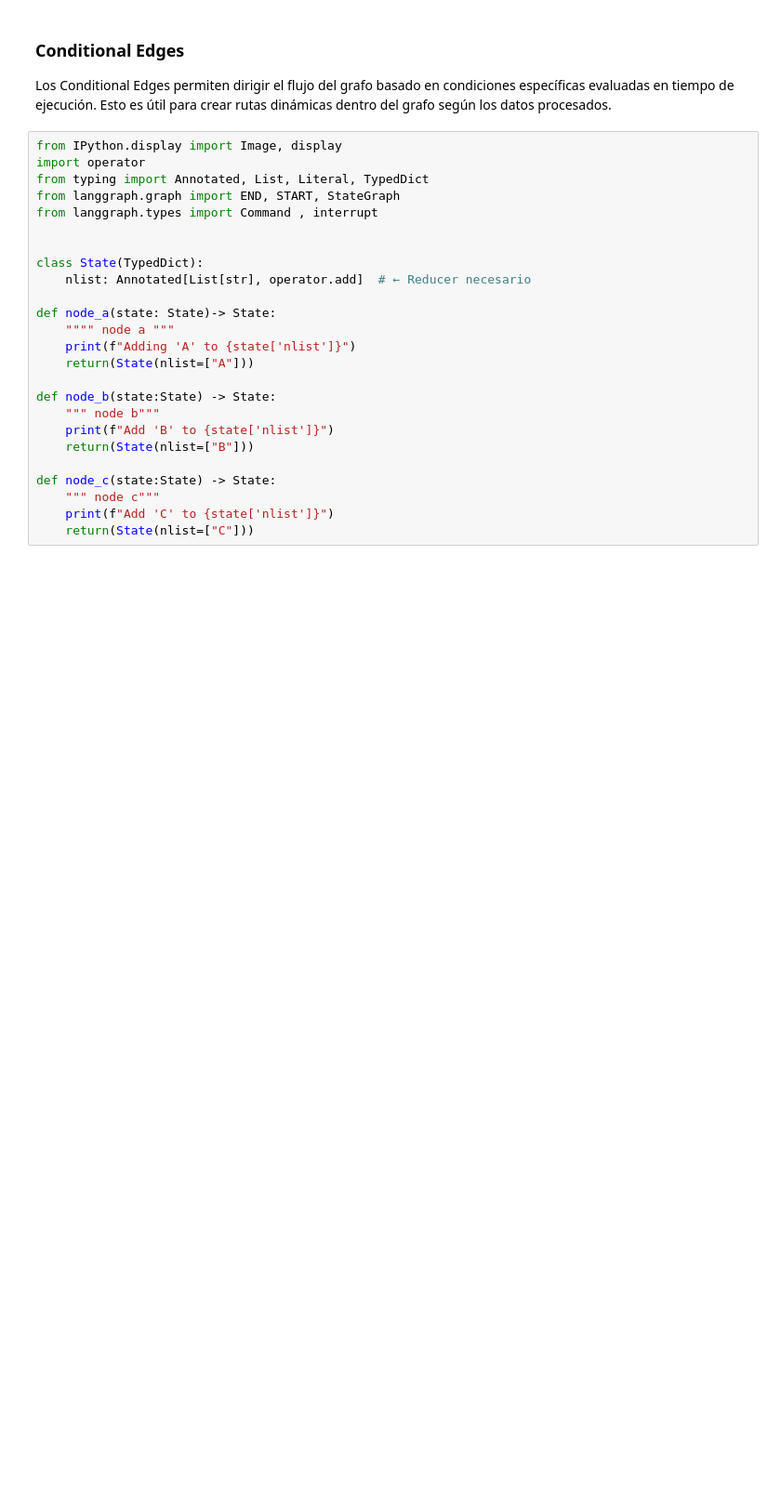
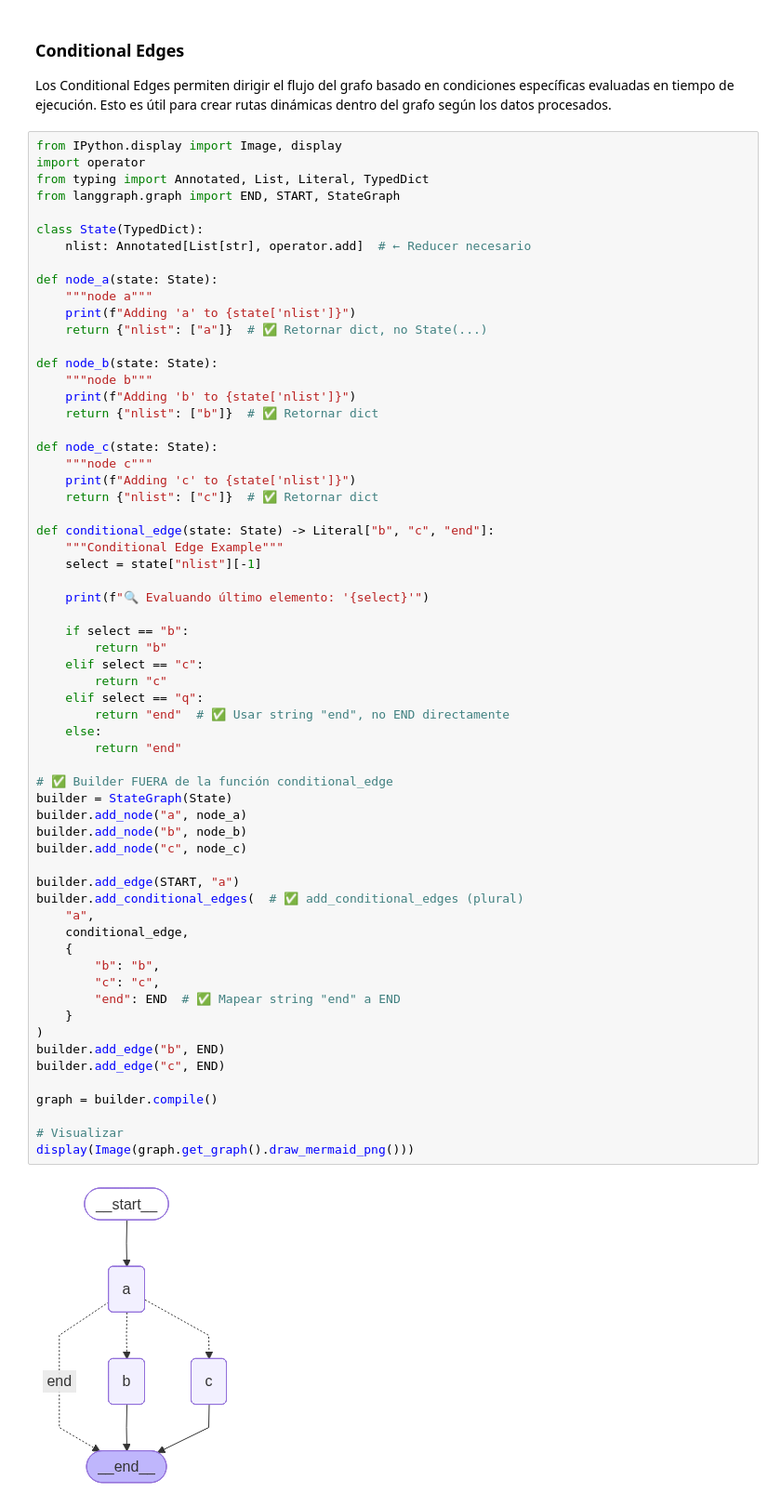
Before and after one commit to manuonda/python-project, a Jupyter notebook: courses/theneural/langgraph_workshop/langgraph_essential.ipynb, the cells around one changed output. Shown: that part at 93% size. Cells and saved outputs as stored; diff of their text form; blank space fills up the shorter version.

```diff
--- a/courses/theneural/langgraph_workshop/langgraph_essential.ipynb
+++ b/courses/theneural/langgraph_workshop/langgraph_essential.ipynb
@@ -139,25 +139,64 @@ Los Conditional Edges permiten dirigir el flujo del grafo basado en condiciones
 # %%
 from IPython.display import Image, display
 import operator
 from typing import Annotated, List, Literal, TypedDict
 from langgraph.graph import END, START, StateGraph
-from langgraph.types import Command , interrupt
-
 
 class State(TypedDict):
     nlist: Annotated[List[str], operator.add]  # ← Reducer necesario
 
-def node_a(state: State)-> State:
-    """" node a """
-    print(f"Adding 'A' to {state['nlist']}")
-    return(State(nlist=["A"]))
+def node_a(state: State):
+    """node a"""
+    print(f"Adding 'a' to {state['nlist']}")
+    return {"nlist": ["a"]}  # ✅ Retornar dict, no State(...)
 
-def node_b(state:State) -> State:
-    """ node b"""
-    print(f"Add 'B' to {state['nlist']}")
-    return(State(nlist=["B"]))
+def node_b(state: State):
+    """node b"""
+    print(f"Adding 'b' to {state['nlist']}")
+    return {"nlist": ["b"]}  # ✅ Retornar dict
 
-def node_c(state:State) -> State:
-    """ node c"""
-    print(f"Add 'C' to {state['nlist']}")
-    return(State(nlist=["C"]))
+def node_c(state: State):
+    """node c"""
+    print(f"Adding 'c' to {state['nlist']}")
+    return {"nlist": ["c"]}  # ✅ Retornar dict
+
+def conditional_edge(state: State) -> Literal["b", "c", "end"]:
+    """Conditional Edge Example"""
+    select = state["nlist"][-1]
+
+    print(f"🔍 Evaluando último elemento: '{select}'")
+
+    if select == "b":
+        return "b"
+    elif select == "c":
+        return "c"
+    elif select == "q":
+        return "end"  # ✅ Usar string "end", no END directamente
+    else:
+        return "end"
+
+# ✅ Builder FUERA de la función conditional_edge
+builder = StateGraph(State)
+builder.add_node("a", node_a)
+builder.add_node("b", node_b)
+builder.add_node("c", node_c)
+
+builder.add_edge(START, "a")
+builder.add_conditional_edges(  # ✅ add_conditional_edges (plural)
+    "a",
+    conditional_edge,
+    {
+        "b": "b",
+        "c": "c",
+        "end": END  # ✅ Mapear string "end" a END
+    }
+)
+builder.add_edge("b", END)
+builder.add_edge("c", END)
+
+graph = builder.compile()
+
+# Visualizar
+display(Image(graph.get_graph().draw_mermaid_png()))
+# %% [output]
+[figure, added]
```
Also changed, not shown: parts of 1 cell of this notebook.
